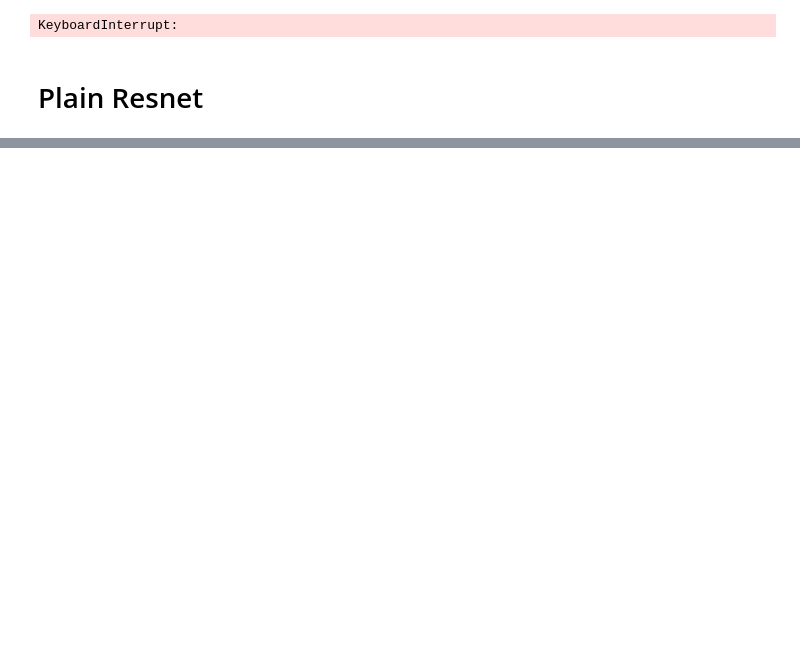
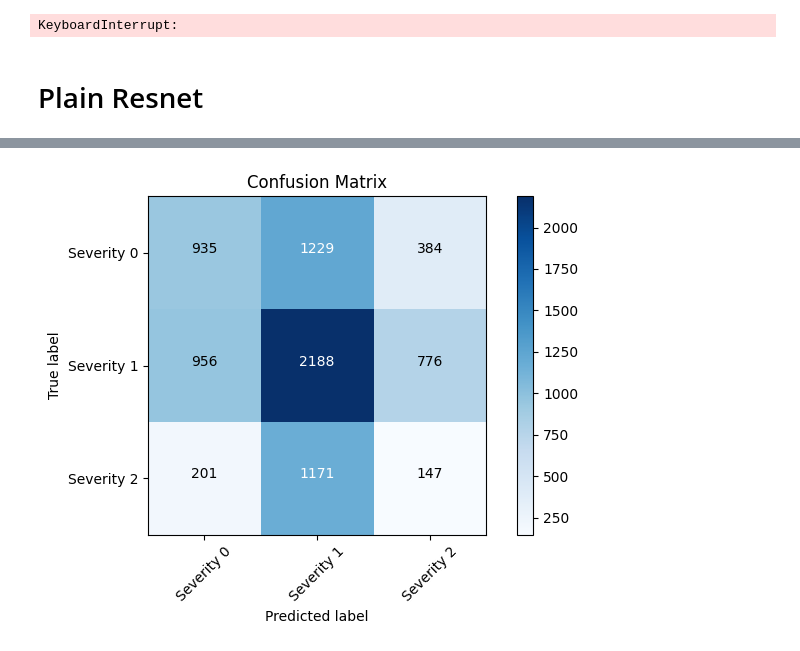
Before and after one commit to jgrilo3/8803_Final_Project, a Jupyter notebook: Resnet.ipynb, the cells around one changed output, grey strips where cells are left out. Cells and saved outputs as stored; diff of their text form; code cells hidden in the pictures; blank space fills up the shorter version.

```diff
--- a/Resnet.ipynb
+++ b/Resnet.ipynb
@@ -262,6 +262,7 @@ KeyboardInterrupt:
 # %%
 from sklearn.model_selection import train_test_split
 from sklearn.utils import shuffle
+from torchvision.models import resnet18
 
 raw_train_dataset = image_trainset
 test_dataset = image_testset
@@ -274,7 +275,7 @@ train_dataset, val_dataset = train_test_split(raw_train_dataset, test_size=0.2,
 # Parameters
 batch_size = 64
 
-lr = 0.001
+lr = 0.0001
 gamma = 0.001
 epochs = 10
 
@@ -294,12 +295,14 @@ num_classes=3
 #freeze layers
 for param in model.parameters():
     param.requires_grad = False
+model.fc.requires_grad = True
+
 
 model.conv1 = nn.Conv2d(1, 64, kernel_size=3, stride=1, padding=3, bias=False)
 model.fc = nn.Linear(num_features, 3)
 
 # Define the optimizer and loss function
-optimizer = optim.Adam(model.parameters(), lr=lr, weight_decay=gamma)
+optimizer = optim.Adam(filter(lambda p: p.requires_grad, model.parameters()), lr=lr, weight_decay=gamma)
 criterion = nn.CrossEntropyLoss()
 
 # Train the model
@@ -371,0 +390,82 @@ KeyboardInterrupt:
+# %%
+from sklearn.metrics import classification_report
+
+model.eval()
+total_correct = 0
+total_images = 0
+true_labels = []
+predicted_labels = []
+
+with torch.no_grad():
+    for inputs, labels in test_loader:
+        inputs, labels = inputs.to(device), labels.to(device)
+        outputs = model(inputs)
+        _, predicted = torch.max(outputs.data, 1)
+        true_labels += labels.tolist()
+        predicted_labels += predicted.tolist()
+        total_images += labels.size(0)
+        total_correct += (predicted == labels).sum().item()
+
+
+
+#get balanced accuracy and regular accuracy
+balanced_acc = balanced_accuracy_score(true_labels, predicted_labels)
+print("Balanced accuracy:", balanced_acc)
+print('Accuracy of the network on the %d test images: %d %%' % (total_images, 100 * total_correct / total_images))
+
+
+# calculate recall, precision, and F1 score
+report = classification_report(true_labels, predicted_labels)
+print("Classification Report:")
+print(report)
+
+# create confusion matrix
+cm = confusion_matrix(true_labels, predicted_labels)
+print("Confusion matrix:")
+print(cm)
+plt.imshow(cm, interpolation='nearest', cmap=plt.cm.Blues)
+plt.title('Confusion Matrix')
+plt.colorbar()
+tick_marks = np.arange(num_classes)
+plt.xticks(tick_marks, ['Severity 0', 'Severity 1', 'Severity 2'], rotation=45)
+plt.yticks(tick_marks, ['Severity 0', 'Severity 1', 'Severity 2'])
+plt.ylabel('True label')
+plt.xlabel('Predicted label')
+plt.tight_layout()
+
+# Add numbers to the confusion matrix
+thresh = cm.max() / 2.
+for i in range(num_classes):
+    for j in range(num_classes):
+        plt.text(j, i, format(cm[i, j], 'd'),
+                 horizontalalignment="center",
+                 color="white" if cm[i, j] > thresh else "black")
+
+plt.tight_layout()
+plt.show()
+
+
+
+# Plot the training and validation accuracy
+plt.plot(train_acc, label='Training accuracy')
+plt.plot(val_acc, label='Validation accuracy')
+plt.xlabel('Epoch')
+plt.ylabel('Accuracy (%)')
+plt.legend()
+plt.show()
+print("Train Accuracy: ", train_acc)
+print("Validation Accuracy: ", val_acc)
+print()
+
+
+# Plot losses
+plt.plot(range(epochs), train_losses, label='Training loss')
+plt.plot(range(epochs), val_losses, label='Validation loss')
+plt.xlabel('Epoch')
+plt.ylabel('Loss')
+plt.legend()
+plt.show()
+print("Train Losses: ", train_losses)
+print("Validation Losses: ", val_losses)
+print()
+# %% [output]
@@ -371,0 +489 @@ KeyboardInterrupt:
+[figure, added]
```
Also changed, not shown: parts of 5 cells of this notebook, 4 other files.
